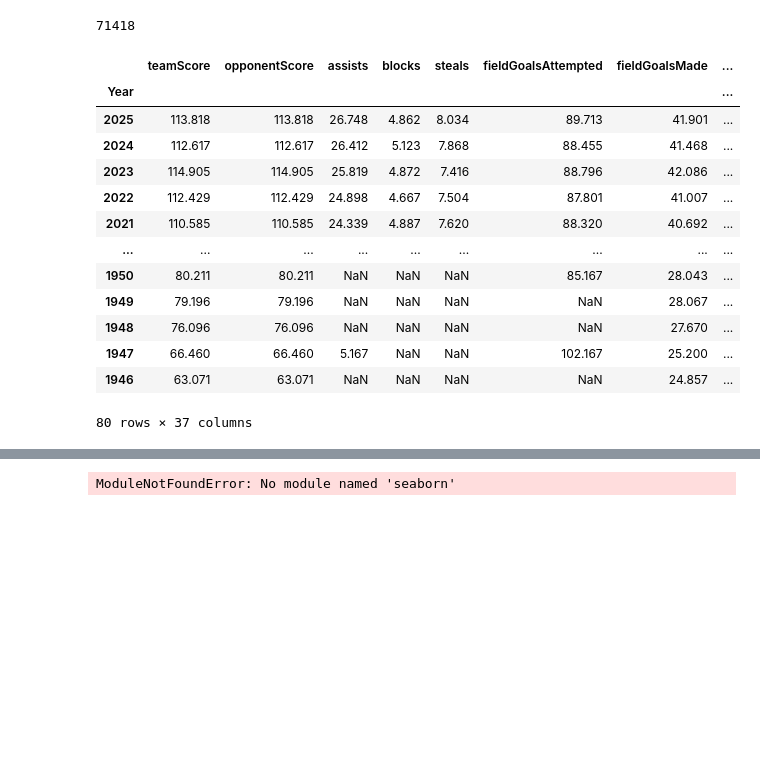
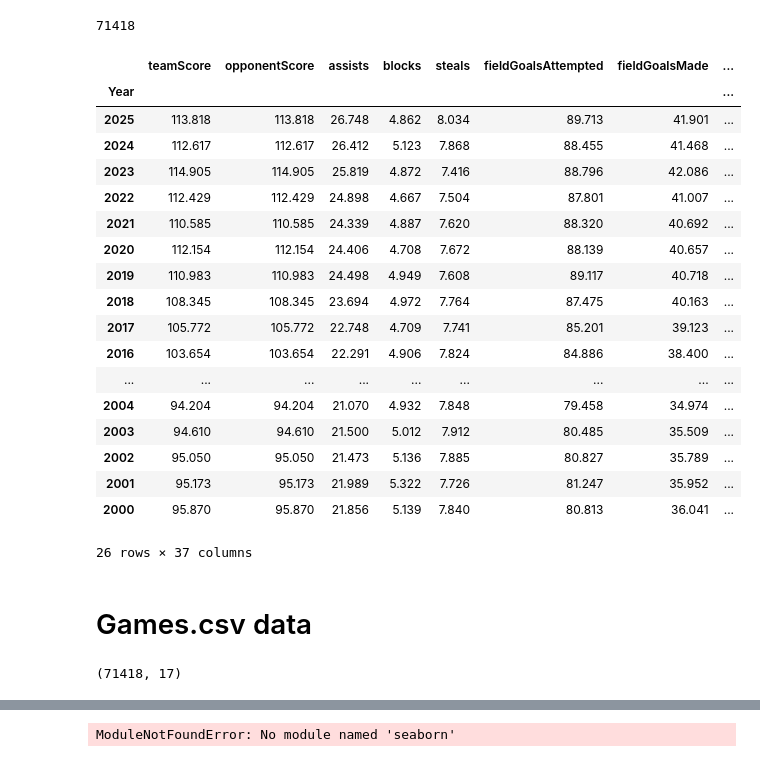
Before and after one commit to pshukl21/CollabProject, a Jupyter notebook: nbaModel.ipynb, the cells around one changed output, grey strips where cells are left out. Drawn from its saved outputs; the diff is of its cells as text; code cells hidden in the pictures; blank space fills up the shorter version.

```diff
--- a/nbaModel.ipynb
+++ b/nbaModel.ipynb
@@ -106,23 +132,36 @@ df_teams.gameId.unique().shape[0] # number of games
 # %%
 # create year variable (need to create a season feature, too)
 df_teams['Year'] = df_teams.gameDate.str[:4]
 
 # group games by year and calculate mean stats
 excluded_columns = ['gameId','teamId','opponentTeamId','home','win']
 df_teams_by_year = df_teams.groupby(by='Year').agg('mean',numeric_only=True).drop(columns=excluded_columns).iloc[::-1].round(3)
-df_teams_by_year
+df_teams_by_year.head(26)
 # %% [output]
 |  | teamScore | opponentScore | assists | blocks | steals | fieldGoalsAttempted | fieldGoalsMade | ... |
 | Year |  |  |  |  |  |  |  | ... |
 | 2025 | 113.818 | 113.818 | 26.748 | 4.862 | 8.034 | 89.713 | 41.901 | ... |
 | 2024 | 112.617 | 112.617 | 26.412 | 5.123 | 7.868 | 88.455 | 41.468 | ... |
 | 2023 | 114.905 | 114.905 | 25.819 | 4.872 | 7.416 | 88.796 | 42.086 | ... |
 | 2022 | 112.429 | 112.429 | 24.898 | 4.667 | 7.504 | 87.801 | 41.007 | ... |
 | 2021 | 110.585 | 110.585 | 24.339 | 4.887 | 7.620 | 88.320 | 40.692 | ... |
+| 2020 | 112.154 | 112.154 | 24.406 | 4.708 | 7.672 | 88.139 | 40.657 | ... |
+| 2019 | 110.983 | 110.983 | 24.498 | 4.949 | 7.608 | 89.117 | 40.718 | ... |
+| 2018 | 108.345 | 108.345 | 23.694 | 4.972 | 7.764 | 87.475 | 40.163 | ... |
+| 2017 | 105.772 | 105.772 | 22.748 | 4.709 | 7.741 | 85.201 | 39.123 | ... |
+| 2016 | 103.654 | 103.654 | 22.291 | 4.906 | 7.824 | 84.886 | 38.400 | ... |
 | ... | ... | ... | ... | ... | ... | ... | ... | ... |
-| 1950 | 80.211 | 80.211 | NaN | NaN | NaN | 85.167 | 28.043 | ... |
-| 1949 | 79.196 | 79.196 | NaN | NaN | NaN | NaN | 28.067 | ... |
-| 1948 | 76.096 | 76.096 | NaN | NaN | NaN | NaN | 27.670 | ... |
-| 1947 | 66.460 | 66.460 | 5.167 | NaN | NaN | 102.167 | 25.200 | ... |
-| 1946 | 63.071 | 63.071 | NaN | NaN | NaN | NaN | 24.857 | ... |
+| 2004 | 94.204 | 94.204 | 21.070 | 4.932 | 7.848 | 79.458 | 34.974 | ... |
+| 2003 | 94.610 | 94.610 | 21.500 | 5.012 | 7.912 | 80.485 | 35.509 | ... |
+| 2002 | 95.050 | 95.050 | 21.473 | 5.136 | 7.885 | 80.827 | 35.789 | ... |
+| 2001 | 95.173 | 95.173 | 21.989 | 5.322 | 7.726 | 81.247 | 35.952 | ... |
+| 2000 | 95.870 | 95.870 | 21.856 | 5.139 | 7.840 | 80.813 | 36.041 | ... |
-80 rows × 37 columns
+26 rows × 37 columns
+# %% [markdown]
+# Games.csv data
+# %%
+games_data_path = os.path.join(notebook_directory,'data','Games.csv')
+df_games = pd.read_csv(games_data_path)
+np.shape(df_games)
+# %% [output]
+(71418, 17)
```
Also changed, not shown: parts of 10 cells of this notebook.
